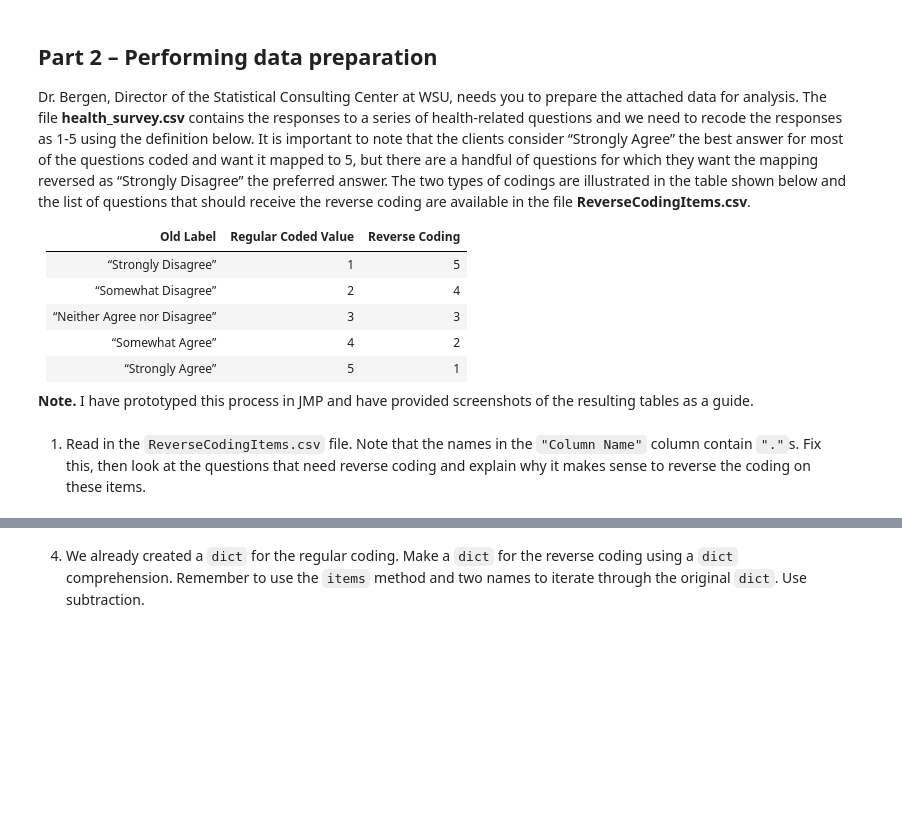
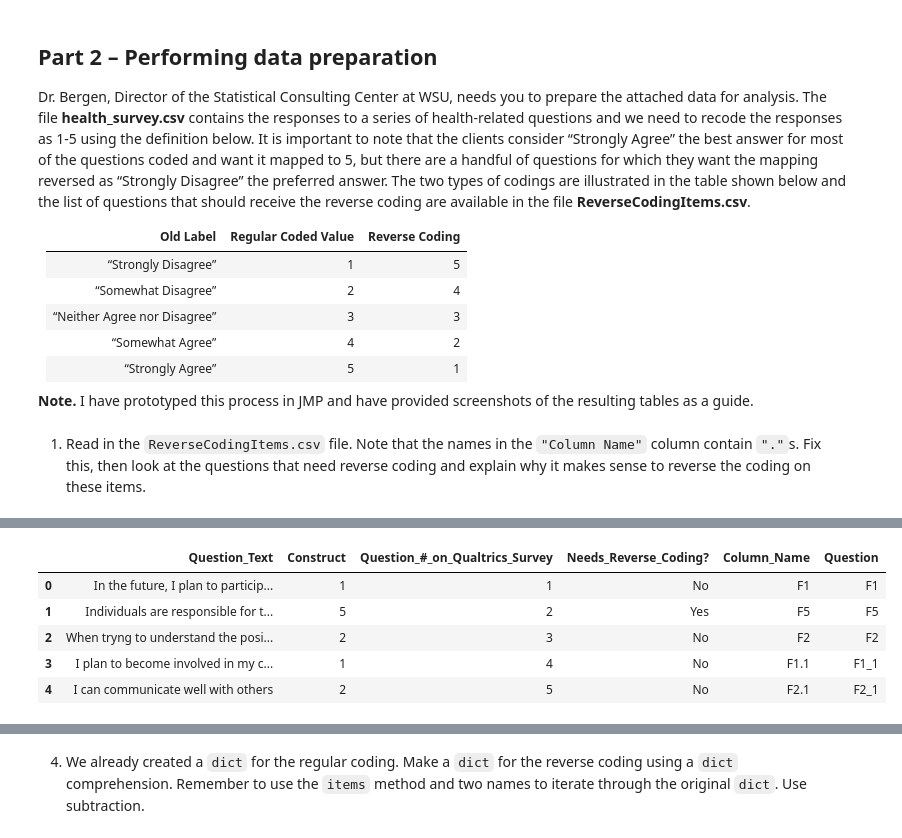
Before and after one commit to emmar2000/dsci326, a Jupyter notebook: module3/activity_3_2/act3_2_recoding_survey_data.ipynb, the cells around one changed output, grey strips where cells are left out. Saved outputs shown, nothing was run; the diff lists cells and outputs as text; code cells hidden in the pictures; blank space fills up the shorter version.

```diff
--- a/module3/activity_3_2/act3_2_recoding_survey_data.ipynb
+++ b/module3/activity_3_2/act3_2_recoding_survey_data.ipynb
@@ -280,0 +296,15 @@ coding are available in the file **ReverseCodingItems.csv**.
+# %%
+# beware, in place modification
+reverse_coding = (reverse_coding
+                      >> rename(**{name.replace(" ", "_"): name for name in reverse_coding.columns}) # fix colnames
+                      >> rename(Question_Text = X.Question) # We need "Question" for join but ought to keep text
+                      >> mutate(Question = X.Column_Name.str.replace(".", "_", regex=False)) # Fix question numbers
+                 )
+reverse_coding.head()
+# %% [output]
+|  | Question_Text | Construct | Question_#_on_Qualtrics_Survey | Needs_Reverse_Coding? | Column_Name | Question |
+| 0 | In the future, I plan to particip... | 1 | 1 | No | F1 | F1 |
+| 1 | Individuals are responsible for t... | 5 | 2 | Yes | F5 | F5 |
+| 2 | When tryng to understand the posi... | 2 | 3 | No | F2 | F2 |
+| 3 | I plan to become involved in my c... | 1 | 4 | No | F1.1 | F1_1 |
+| 4 | I can communicate well with others | 2 | 5 | No | F2.1 | F2_1 |
```
Also changed, not shown: parts of 17 cells of this notebook, 1 other file.
